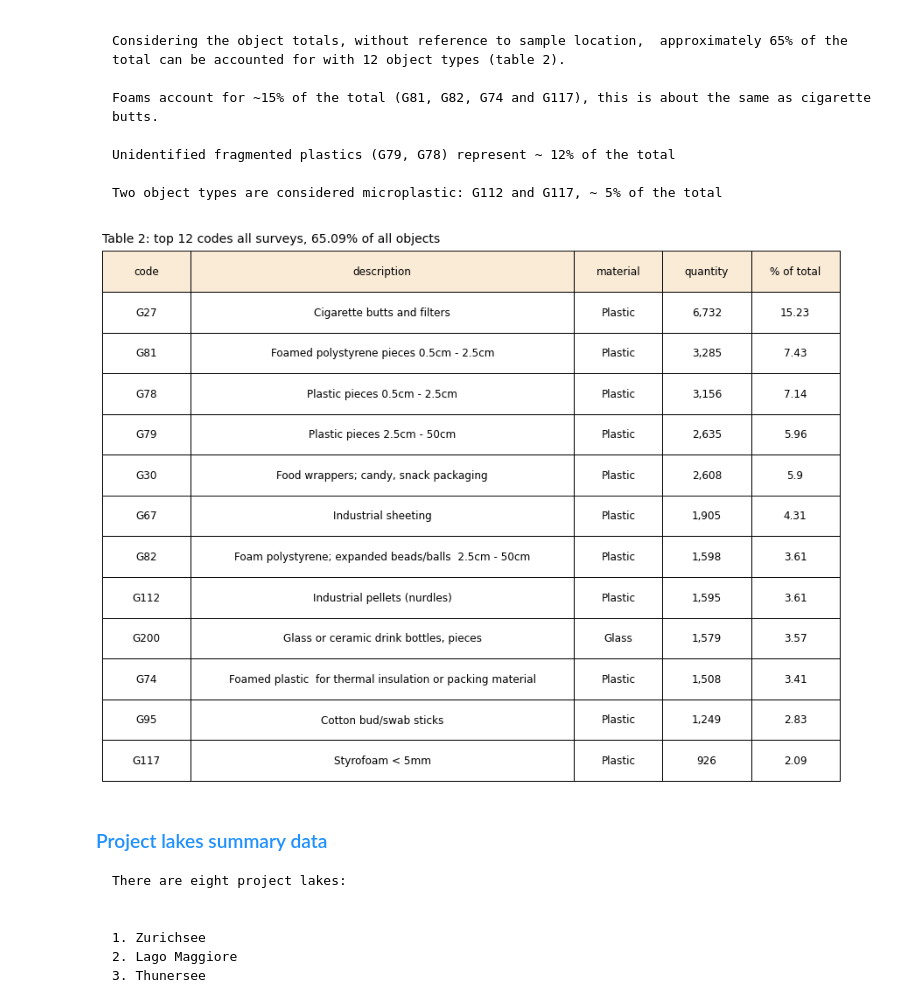
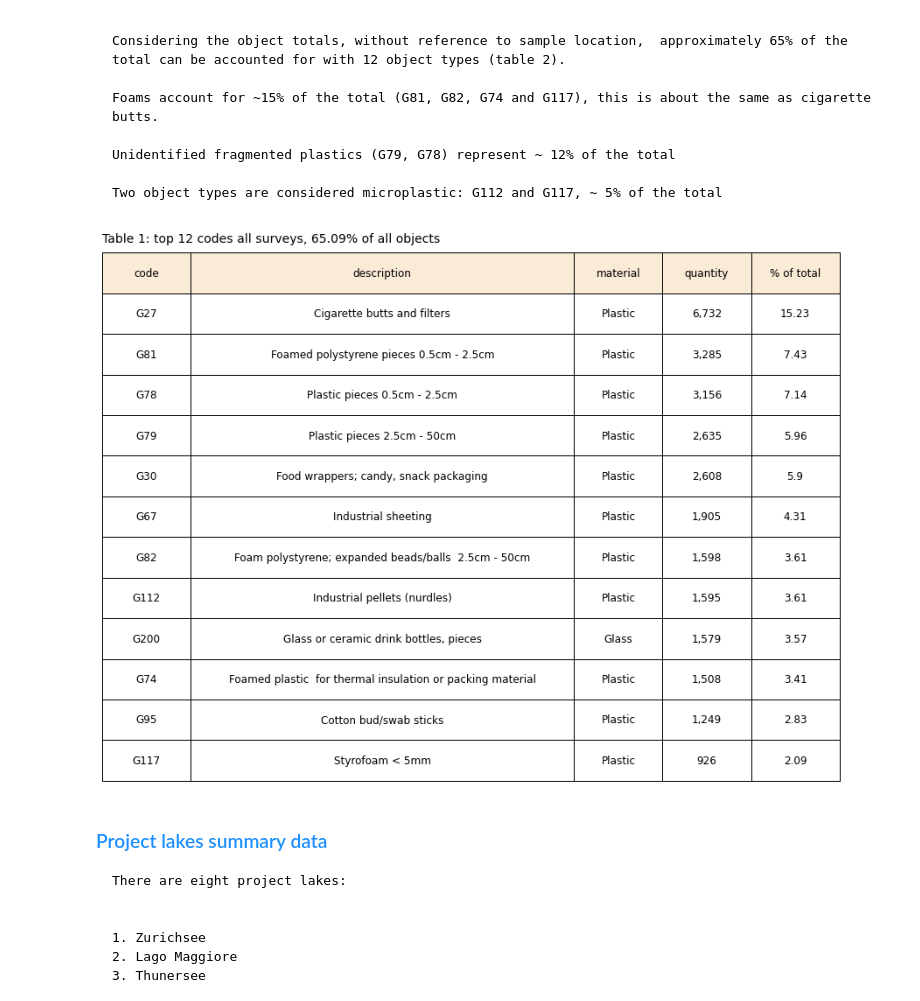
Before and after one commit to hammerdirt-analyst/iqals, a Jupyter notebook: aprfebcodegroupsummary.ipynb, the cells around one changed output. Drawn from its saved outputs; the diff is of its cells as text; code cells hidden in the pictures.

Commit message:
added heatmaps p_siginificant

```diff
--- a/aprfebcodegroupsummary.ipynb
+++ b/aprfebcodegroupsummary.ipynb
@@ -790,9 +758,9 @@ display(Markdown(sommarkdown))
     7. Andreas Gauer
 # %%
 # keep track of the figures you produce
-table_num = 1
-figure_num = 1
-map_num = 1
+table_num = 0
+figure_num = 0
+map_num = 0
 
 # use all the surveys un aggregated
 allsurveys =  newdfx[newdfx.date >= '2020-04-01'].groupby(['loc_date', 'location', 'date', 'water_name'], as_index=False).pcs_m.sum()
@@ -912,35 +885,38 @@ allcodevals['quantity'] = allcodevals.quantity.apply(lambda x: "{:,}".format(x))
 tabledata = allcodevals[allcodevals['% of total'] >= 2]
 
 # sum the % of total of the most common objects
 ptotal = tabledata['% of total'].sum()
 
 # make adjustments to table kwargs:
 tablecenter_k = dict(loc="center", bbox=(0,0,1,1), colWidths=[12,52, 12, 12, 12], cellLoc='center')
 
 # plot the table:
 fig, ax = plt.subplots(figsize=(12, len(tabledata)*.75))
 ax = make_table_grids(ax)
 a_table = mpl.table.table(
     cellText=tabledata.values,
     colLabels=tabledata.columns,
     colColours=['antiquewhite' for col in list(tabledata.columns)],
     ax=ax,
     **tablecenter_k)
 
 table_fonts(a_table, size=12)
 
 ax.add_table(a_table)
 ax.tick_params(**tabtickp_k)
 ax.set_title(F"Table {table_num}: top {len(tabledata)} codes all surveys, {np.round(ptotal, 2)}% of all objects", **title_k14)
 
 figname = F"table{table_num}.jpg"
+
 table_num += 1
+fignum=table_num
 plt.tight_layout()
-add_output(figname)
+figname = "tabletwo.jpg"
+add_output(figname, 'all surveys: most common objects table', fignum=fignum)
 plt.show()
 plt.close()
 # %% [output]
-[figure, old version]
+[figure, new version]
 # %%
 if is_french:
     sommarkdown = """### <span style="color:#1e90ff"> Données de synthèse sur les lacs du projet </span>\n
```
Also changed, not shown: parts of 29 cells of this notebook, 47 other files.
